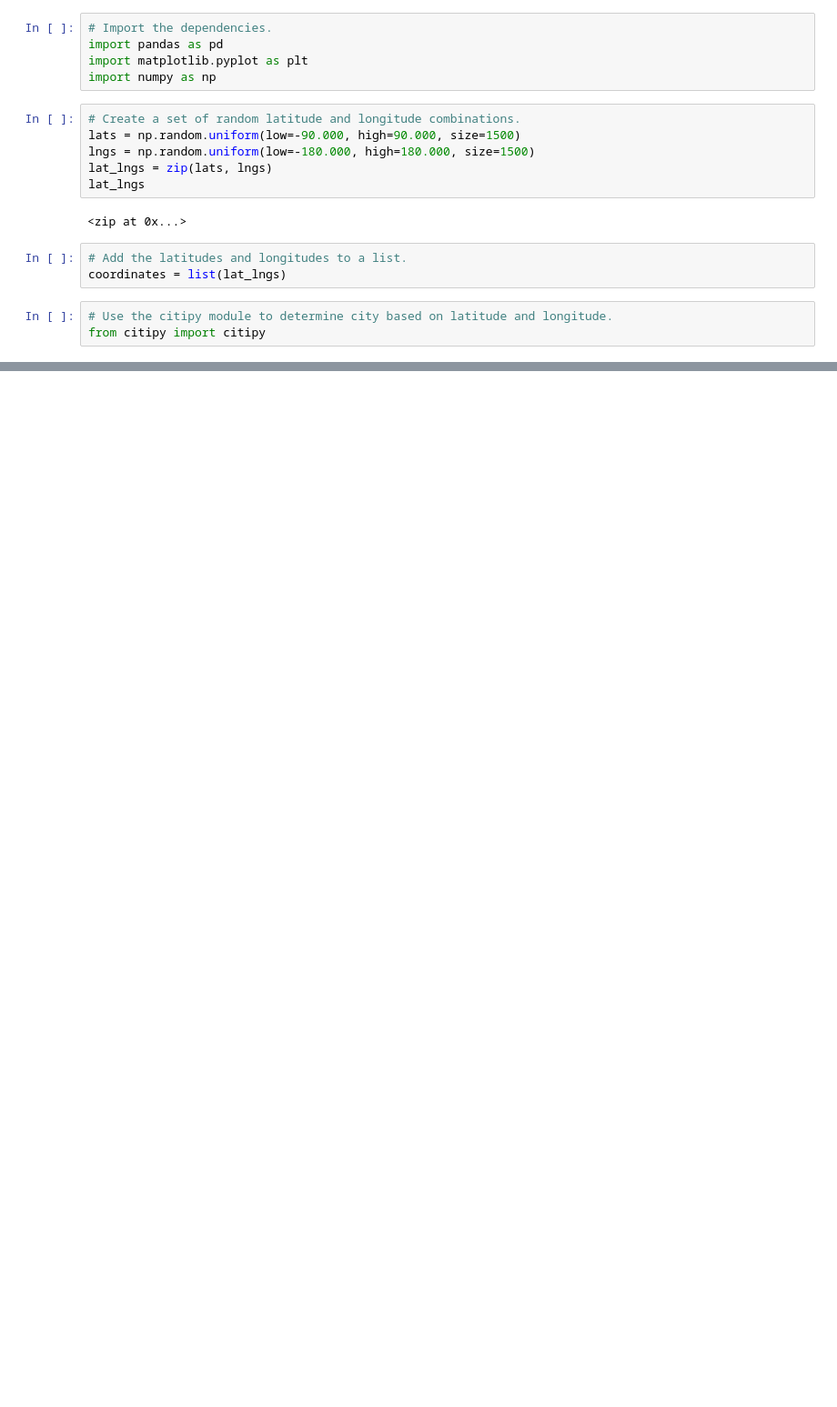
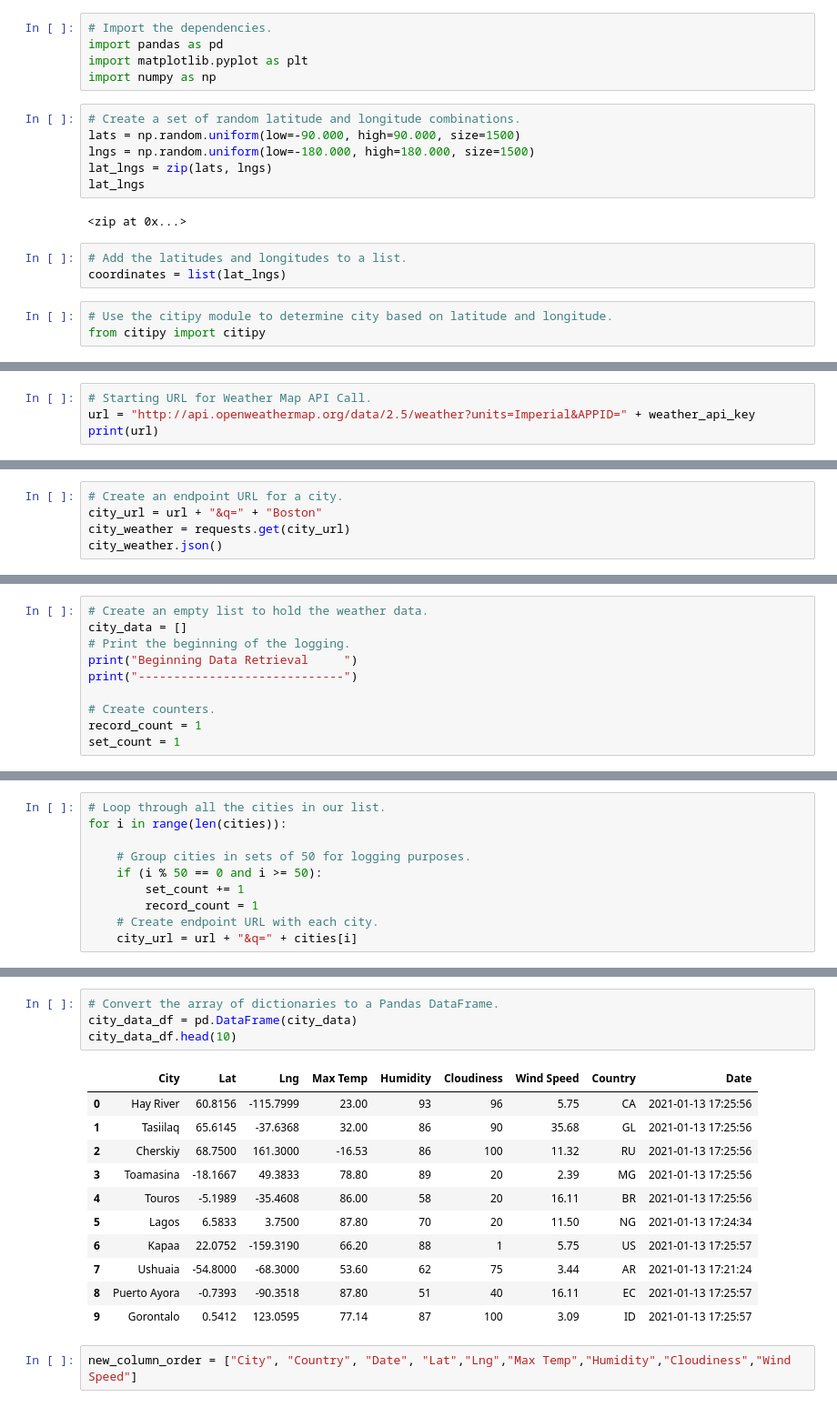
Before and after one commit to GloriaY007/APIs-to-Visualize-Weather-Data, a Jupyter notebook: WeatherPy.ipynb, the cells around one changed output, grey strips where cells are left out. Shown: that part at 91% size. Saved outputs shown, nothing was run; the diff lists cells and outputs as text; blank space fills up the shorter version.

Commit message:
Modifying .gitignore and adding WeatherPy file

```diff
--- a/WeatherPy.ipynb
+++ b/WeatherPy.ipynb
@@ -42,0 +49,4 @@ saint george bm
+# %%
+# Starting URL for Weather Map API Call.
+url = "http://api.openweathermap.org/data/2.5/weather?units=Imperial&APPID=" + weather_api_key
+print(url)
@@ -42,0 +127,5 @@ saint george bm
+# %%
+# Create an endpoint URL for a city.
+city_url = url + "&q=" + "Boston"
+city_weather = requests.get(city_url)
+city_weather.json()
@@ -42,0 +174,10 @@ saint george bm
+# %%
+# Create an empty list to hold the weather data.
+city_data = []
+# Print the beginning of the logging.
+print("Beginning Data Retrieval     ")
+print("-----------------------------")
+
+# Create counters.
+record_count = 1
+set_count = 1
@@ -42,0 +187,10 @@ saint george bm
+# %%
+# Loop through all the cities in our list.
+for i in range(len(cities)):
+
+    # Group cities in sets of 50 for logging purposes.
+    if (i % 50 == 0 and i >= 50):
+        set_count += 1
+        record_count = 1
+    # Create endpoint URL with each city.
+    city_url = url + "&q=" + cities[i]
@@ -42,0 +265,18 @@ saint george bm
+# %%
+# Convert the array of dictionaries to a Pandas DataFrame.
+city_data_df = pd.DataFrame(city_data)
+city_data_df.head(10)
+# %% [output]
+|  | City | Lat | Lng | Max Temp | Humidity | Cloudiness | Wind Speed | Country | Date |
+| 0 | Hay River | 60.8156 | -115.7999 | 23.00 | 93 | 96 | 5.75 | CA | 2021-01-13 17:25:56 |
+| 1 | Tasiilaq | 65.6145 | -37.6368 | 32.00 | 86 | 90 | 35.68 | GL | 2021-01-13 17:25:56 |
+| 2 | Cherskiy | 68.7500 | 161.3000 | -16.53 | 86 | 100 | 11.32 | RU | 2021-01-13 17:25:56 |
+| 3 | Toamasina | -18.1667 | 49.3833 | 78.80 | 89 | 20 | 2.39 | MG | 2021-01-13 17:25:56 |
+| 4 | Touros | -5.1989 | -35.4608 | 86.00 | 58 | 20 | 16.11 | BR | 2021-01-13 17:25:56 |
+| 5 | Lagos | 6.5833 | 3.7500 | 87.80 | 70 | 20 | 11.50 | NG | 2021-01-13 17:24:34 |
+| 6 | Kapaa | 22.0752 | -159.3190 | 66.20 | 88 | 1 | 5.75 | US | 2021-01-13 17:25:57 |
+| 7 | Ushuaia | -54.8000 | -68.3000 | 53.60 | 62 | 75 | 3.44 | AR | 2021-01-13 17:21:24 |
+| 8 | Puerto Ayora | -0.7393 | -90.3518 | 87.80 | 51 | 40 | 16.11 | EC | 2021-01-13 17:25:57 |
+| 9 | Gorontalo | 0.5412 | 123.0595 | 77.14 | 87 | 100 | 3.09 | ID | 2021-01-13 17:25:57 |
+# %%
+new_column_order = ["City", "Country", "Date", "Lat","Lng","Max Temp","Humidity","Cloudiness","Wind Speed"]
```
Also changed, not shown: parts of 19 cells of this notebook, 2 other files.
